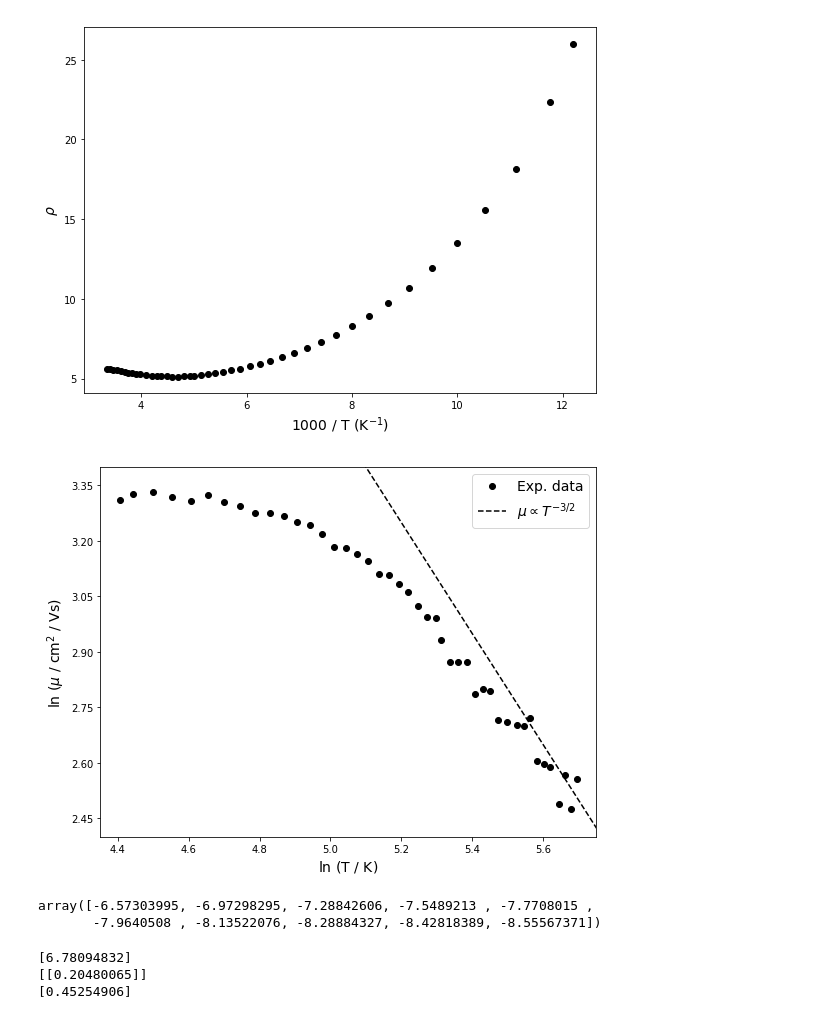
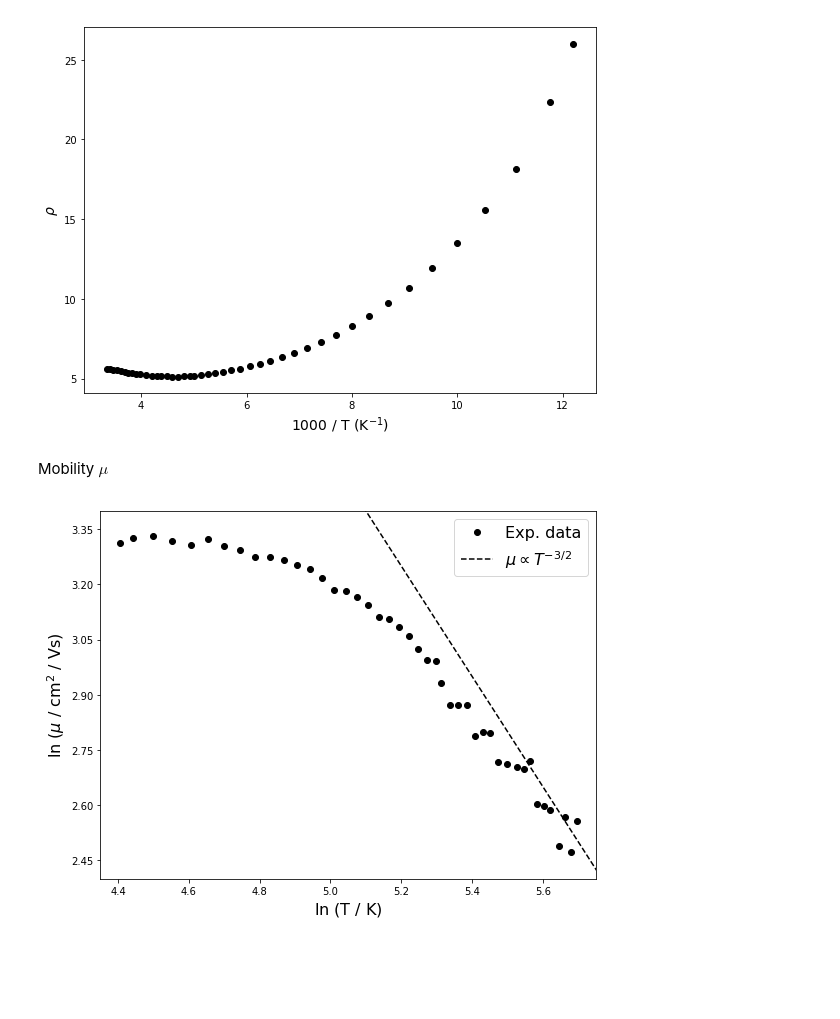
Before and after one commit to iyanmv/APL_ws18-19, a Jupyter notebook: Hall/Hall_effect.ipynb, the cells around one changed output. Drawn from its saved outputs; the diff is of its cells as text; code cells hidden in the pictures; blank space fills up the shorter version.

```diff
--- a/Hall/Hall_effect.ipynb
+++ b/Hall/Hall_effect.ipynb
@@ -468,25 +440,25 @@ ax.set_ylabel(r'$\rho$', fontsize=14)
 plt.tight_layout()
 # %% [output]
 [figure]
+# %% [markdown]
+Mobility $\mu$
 # %%
 mu3 = np.abs(R_H3) / rho3
 # %%
 fig, ax = plt.subplots(1,1, figsize=(8,6))
 ax.plot(np.log(T3), np.log(mu3), 'ko', label='Exp. data')
 t = np.linspace(80,320,10)
 y = 11.05 + -3/2 * np.log(t)
 ax.plot(np.log(t), y, 'k--', label=r'$\mu\propto T^{-3/2}$')
-ax.set_xlabel(r'$\ln$ (T / K)', fontsize=14)
-ax.set_ylabel(r'$\ln$ ($\mu$ / cm$^2$ / Vs)', fontsize=14)
+ax.set_xlabel(r'$\ln$ (T / K)', fontsize=16)
+ax.set_ylabel(r'$\ln$ ($\mu$ / cm$^2$ / Vs)', fontsize=16)
 ax.set_yticks(np.arange(2,4,.15))
 ax.set_ybound(2.4,3.4)
 ax.set_xbound(4.35,5.75)
-ax.legend(loc=0, fontsize=14)
+#ax.grid(linestyle='-')
+ax.legend(loc=0, fontsize=16)
 plt.tight_layout()
+if save_figs:
+    save_fig(fig, 'Hall_mobility')
 # %% [output]
-[figure, old version]
+[figure, new version]
-# %%
--3/2 * np.log(t)
-# %% [output]
-array([-6.57303995, -6.97298295, -7.28842606, -7.5489213 , -7.7708015 ,
-       -7.9640508 , -8.13522076, -8.28884327, -8.42818389, -8.55567371])
@@ -495,8 +464,0 @@ popt, pcov = curve_fit(vdP, [R_mn_op3, R_no_pm3], np.zeros(len(R_mn_op3)))
-# %%
-print(popt)
-print(pcov)
-print(np.sqrt(np.diag(pcov)))
-# %% [output]
-[6.78094832]
-[[0.20480065]]
-[0.45254906]
```
Also changed, not shown: parts of 8 cells of this notebook, 5 other files.
